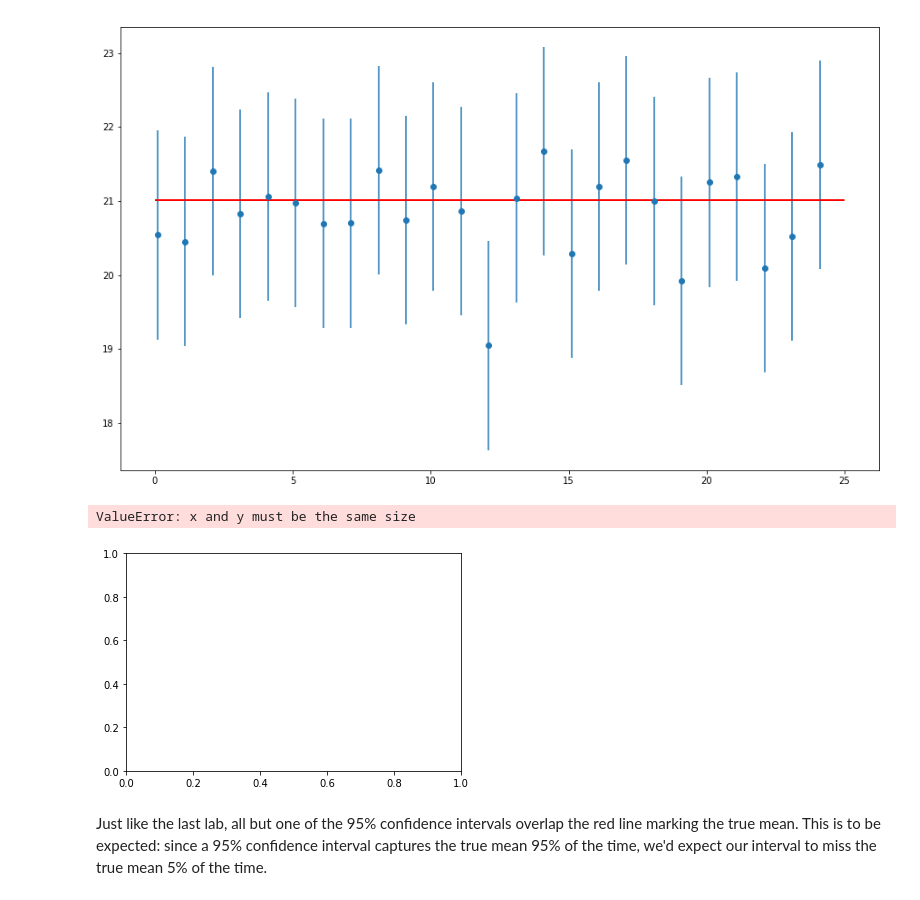
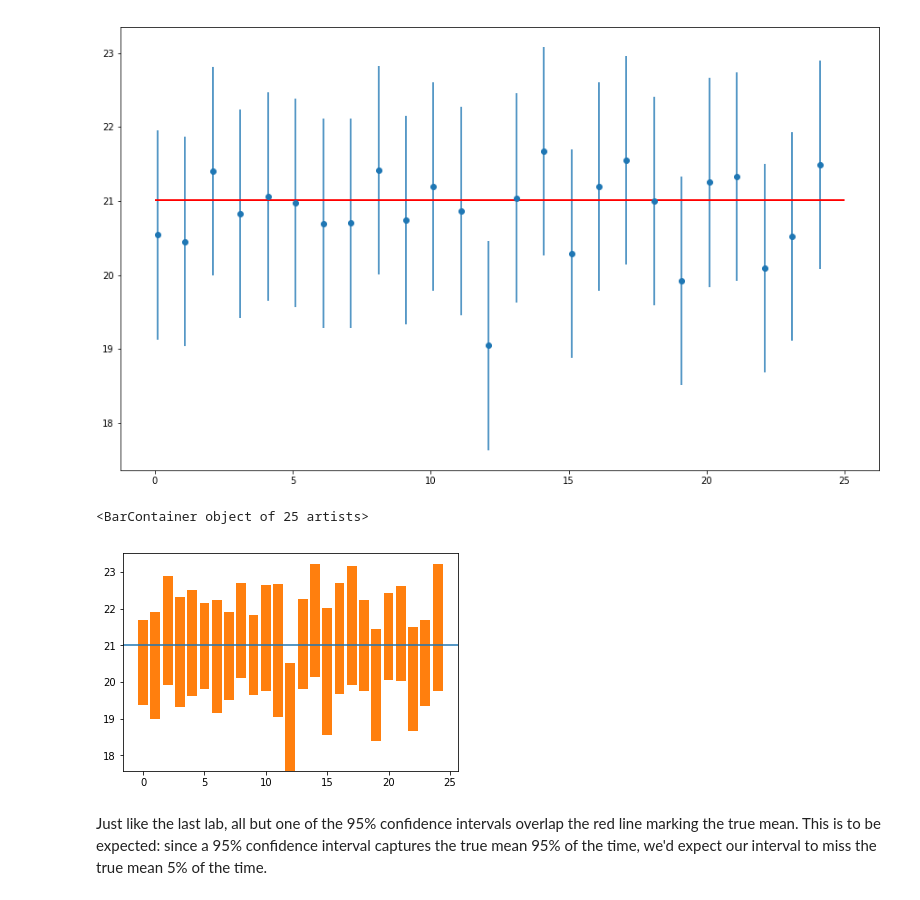
Before and after one commit to ortsed/dsc-intervals-with-t-distribution-lab-dc-ds-career-042219, a Jupyter notebook: index.ipynb, the cells around one changed output. Drawn from its saved outputs; the diff is of its cells as text; code cells hidden in the pictures.

```diff
--- a/index.ipynb
+++ b/index.ipynb
@@ -199,16 +199,16 @@ import matplotlib.pyplot as plt
 %matplotlib inline
 # %%
 
-x = range(0,len(sample_means)+1)
+x = range(0,len(sample_means))
 plt.scatter(x, sample_means)
 plt.axhline(y=pop_ages[0].mean())
 
 bottoms = [i[0] for i in intervals]
 tops = [i[1]-i[0] for i in intervals]
 plt.bar(x,tops, bottom=bottoms)
 # %% [output]
-ValueError: x and y must be the same size
+<BarContainer object of 25 artists>
-[figure, old version]
+[figure, new version]
 # %% [markdown]
 Just like the last lab, all but one of the 95% confidence intervals overlap the red line marking the true mean. This is to be expected: since a 95% confidence interval captures the true mean 95% of the time, we'd expect our interval to miss the true mean 5% of the time.
 # %% [markdown]
```
